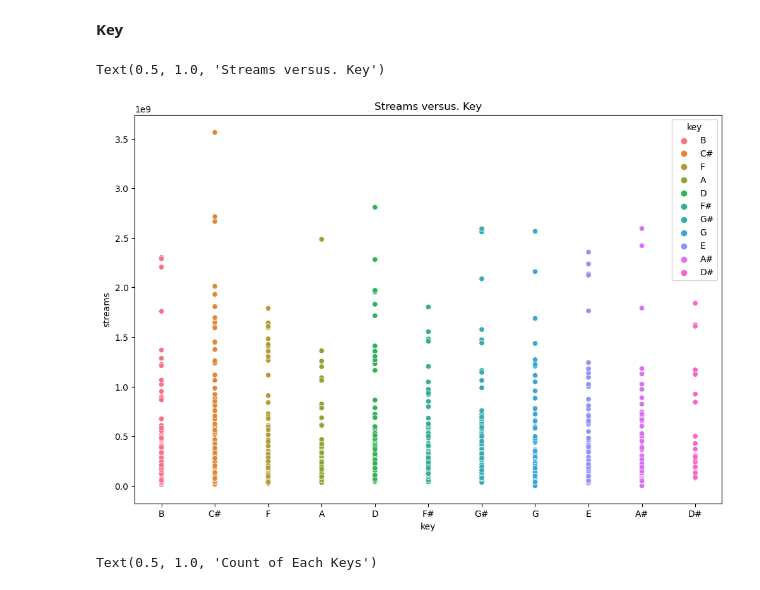
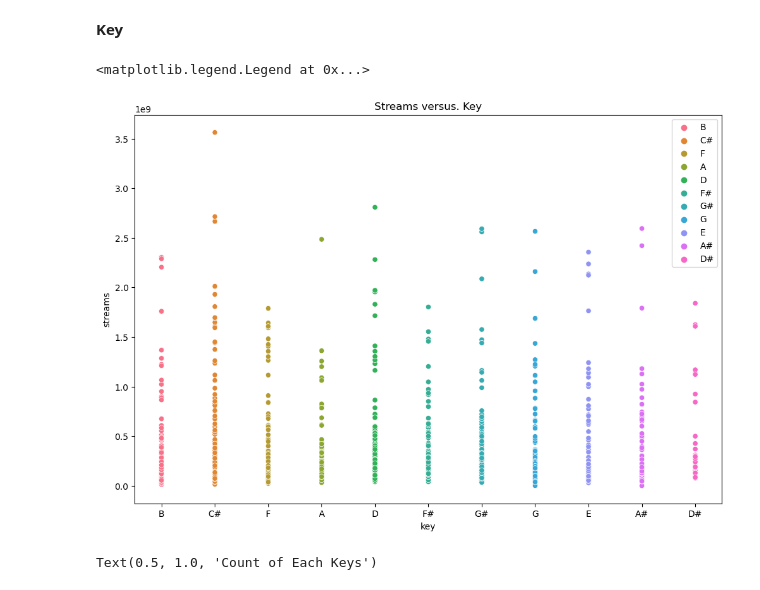
Before and after one commit to low122/Spotify-music-trend, a Jupyter notebook: spotifyAnalysis.ipynb, the cells around one changed output. Cells and saved outputs as stored; diff of their text form; code cells hidden in the pictures.

```diff
--- a/spotifyAnalysis.ipynb
+++ b/spotifyAnalysis.ipynb
@@ -427,10 +466,11 @@ plt.show()
 # %%
 fig = plt.figure(figsize=(12, 8))
 sns.scatterplot(x = 'key', y = 'streams', data = new_spotify_data, hue = new_spotify_data['key'])
 plt.title('Streams versus. Key')
+plt.legend(bbox_to_anchor = (1, 1))
 # %% [output]
-Text(0.5, 1.0, 'Streams versus. Key')
+<matplotlib.legend.Legend at 0x...>
-[figure, old version]
+[figure, new version]
 # %%
 plt.figure(figsize = (12, 8))
 sns.countplot(x = 'key', data = new_spotify_data)
```
Also changed, not shown: parts of 11 cells of this notebook.
